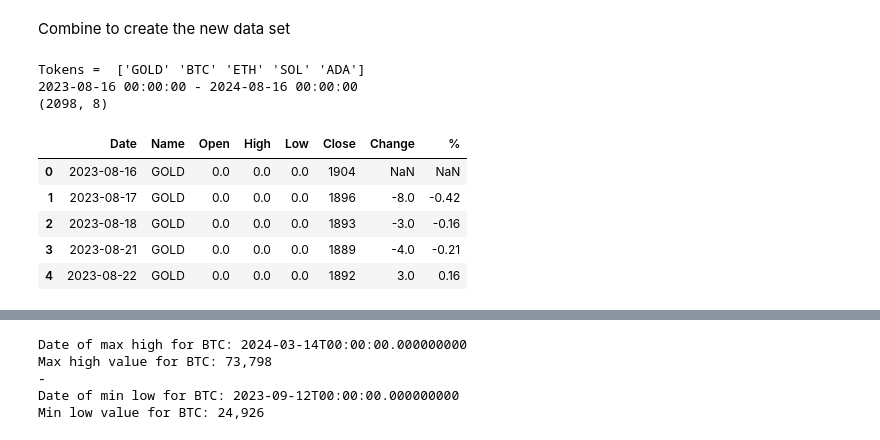
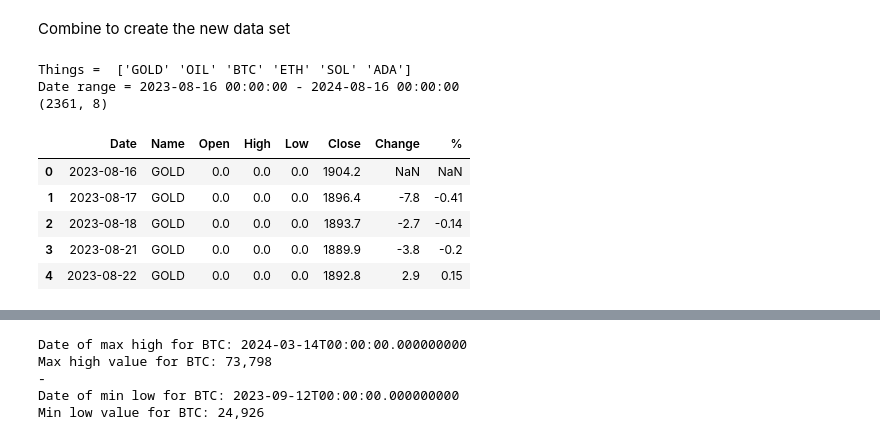
Before and after one commit to CVanchieri/CryptoAPIs, a Jupyter notebook: Notebooks/Data/CompiledCryptoDataSet.ipynb, the cells around one changed output, grey strips where cells are left out. Saved outputs shown, nothing was run; the diff lists cells and outputs as text; code cells hidden in the pictures.

```diff
--- a/Notebooks/Data/MarketWatchDataset.ipynb
+++ b/Notebooks/Data/CompiledCryptoDataSet.ipynb
@@ -48,0 +49,17 @@ Could not infer format, so each element will be parsed individually, falling bac
+# %%
+# import and clean the GOLD data frame
+
+df_oil = pd.read_csv('/content/OILUSD.csv') # read in BTC data
+
+df_oil['Name'] = 'OIL' # set the name
+df_oil['Close'] = df_oil['Close'].astype(str).str.replace(',', '').astype(float) # convert to float
+df_oil['Change'] = df_oil['Close'].diff() # find the difference
+df_oil[['Open', 'High', 'Low', 'Close']] = df_oil[['Open', 'High', 'Low', 'Close']].astype(object) #change to objects\
+df_oil['%'] = (df_oil['Change'] / df_oil['Close']) * 100 # calculate the % change
+df_oil['%'] = pd.to_numeric(df_oil['%'], errors='coerce')  # convert to numeric, replace non-numeric with NaN
+df_oil['%'] = df_oil['%'].round(2) # round to 2 decimals
+df_oil['Change'] = df_oil['Change'].astype(object) # convert to object
+df_oil['%'] = df_oil['%'].astype(object) # convert to object
+df_oil['Date'] = pd.to_datetime(df_oil['Date']) # convert to datetime
+print(df_oil.dtypes) # show data types
+df_oil.head()
@@ -55,7 +90,6 @@ df_btc = pd.read_csv('/content/BTCUSD.csv') # read in BTC data
 
 df_btc['Name'] = 'BTC' # set the name
 df_btc['Close'] = df_btc['Close'].astype(str).str.replace(',', '').astype(float) # convert to float
-df_btc['Close'] = df_btc['Close'].astype(int) # convert to int
 df_btc['Change'] = df_btc['Close'].diff() # find the difference
 df_btc[['Open', 'High', 'Low', 'Close']] = df_btc[['Open', 'High', 'Low', 'Close']].astype(object) #change to objects\
 df_btc['%'] = (df_btc['Change'] / df_btc['Close']) * 100 # calculate the % change
@@ -104,7 +140,6 @@ df_eth = pd.read_csv('/content/ETHUSD.csv') # read in ETH data
 
 df_eth['Name'] = 'ETH' # set the name
 df_eth['Close'] = df_eth['Close'].astype(str).str.replace(',', '').astype(float) # convert to float
-df_eth['Close'] = df_eth['Close'].astype(int) # convert to int
 df_eth['Change'] = df_eth['Close'].diff() # find the difference
 df_eth[['Open', 'High', 'Low', 'Close']] = df_eth[['Open', 'High', 'Low', 'Close']].astype(object) #change to objects\
 df_eth['%'] = (df_eth['Change'] / df_eth['Close']) * 100 # calculate the % change
@@ -140,7 +177,6 @@ df_sol = pd.read_csv('/content/SOLUSD.csv') # read in SOL data
 
 df_sol['Name'] = 'SOL' # set the name
 df_sol['Close'] = df_sol['Close'].astype(str).str.replace(',', '').astype(float) # convert to float
-df_sol['Close'] = df_sol['Close'].astype(int) # convert to int
 df_sol['Change'] = df_sol['Close'].diff() # find the difference
 df_sol[['Open', 'High', 'Low', 'Close']] = df_sol[['Open', 'High', 'Low', 'Close']].astype(object) #change to objects\
 df_sol['%'] = (df_sol['Change'] / df_sol['Close']) * 100 # calculate the % change
@@ -230,22 +270,22 @@ Combine to create the new data set
 # %%
 # combine all the data frames to 1 data frame
 
-df_all = pd.concat([df_gld, df_btc, df_eth, df_sol, df_ada, df_xrp])
+df_all = pd.concat([df_gld, df_oil, df_btc, df_eth, df_sol, df_ada, df_xrp])
 df_all = df_all[['Date', 'Name', 'Open', 'High', 'Low', 'Close', 'Change', '%']] # change the column order
-print(f'Tokens =  {df_all["Name"].unique()}') # show the tokens used
-print(f"{df_all['Date'].min()} - {df_all['Date'].max()}") # print the date range in the data set
+print(f'Things =  {df_all["Name"].unique()}') # show the tokens used
+print(f"Date range = {df_all['Date'].min()} - {df_all['Date'].max()}") # print the date range in the data set
 print(f'{df_all.shape}') # show the data frame shape
 df_all.head()
 # %% [output]
-Tokens =  ['GOLD' 'BTC' 'ETH' 'SOL' 'ADA']
-2023-08-16 00:00:00 - 2024-08-16 00:00:00
-(2098, 8)
+Things =  ['GOLD' 'OIL' 'BTC' 'ETH' 'SOL' 'ADA']
+Date range = 2023-08-16 00:00:00 - 2024-08-16 00:00:00
+(2361, 8)
 |  | Date | Name | Open | High | Low | Close | Change | % |
-| 0 | 2023-08-16 | GOLD | 0.0 | 0.0 | 0.0 | 1904 | NaN | NaN |
-| 1 | 2023-08-17 | GOLD | 0.0 | 0.0 | 0.0 | 1896 | -8.0 | -0.42 |
-| 2 | 2023-08-18 | GOLD | 0.0 | 0.0 | 0.0 | 1893 | -3.0 | -0.16 |
-| 3 | 2023-08-21 | GOLD | 0.0 | 0.0 | 0.0 | 1889 | -4.0 | -0.21 |
-| 4 | 2023-08-22 | GOLD | 0.0 | 0.0 | 0.0 | 1892 | 3.0 | 0.16 |
+| 0 | 2023-08-16 | GOLD | 0.0 | 0.0 | 0.0 | 1904.2 | NaN | NaN |
+| 1 | 2023-08-17 | GOLD | 0.0 | 0.0 | 0.0 | 1896.4 | -7.8 | -0.41 |
+| 2 | 2023-08-18 | GOLD | 0.0 | 0.0 | 0.0 | 1893.7 | -2.7 | -0.14 |
+| 3 | 2023-08-21 | GOLD | 0.0 | 0.0 | 0.0 | 1889.9 | -3.8 | -0.2 |
+| 4 | 2023-08-22 | GOLD | 0.0 | 0.0 | 0.0 | 1892.8 | 2.9 | 0.15 |
 # %%
 # download the new data frame
 
```
Also changed, not shown: parts of 14 cells of this notebook, 14 other files.
